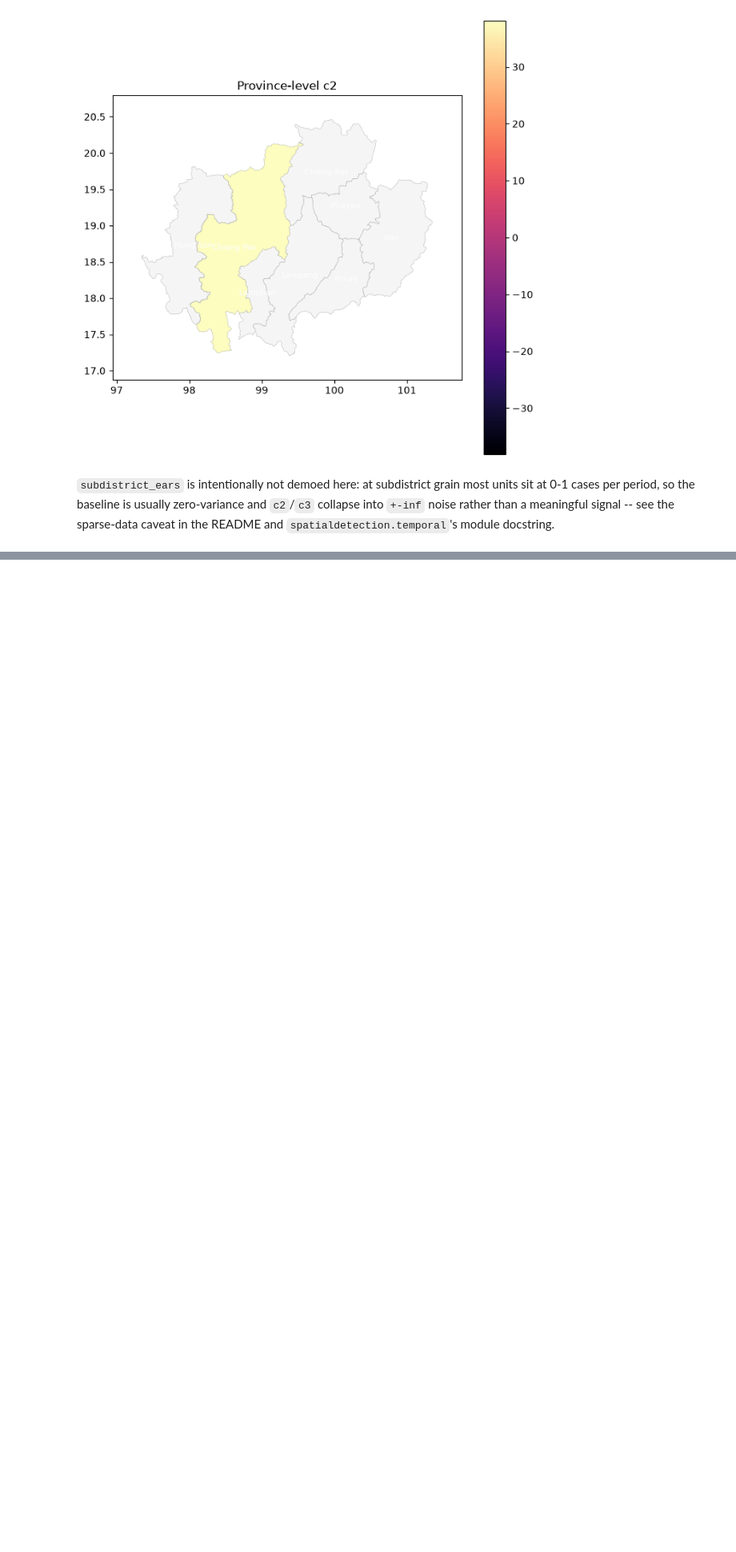
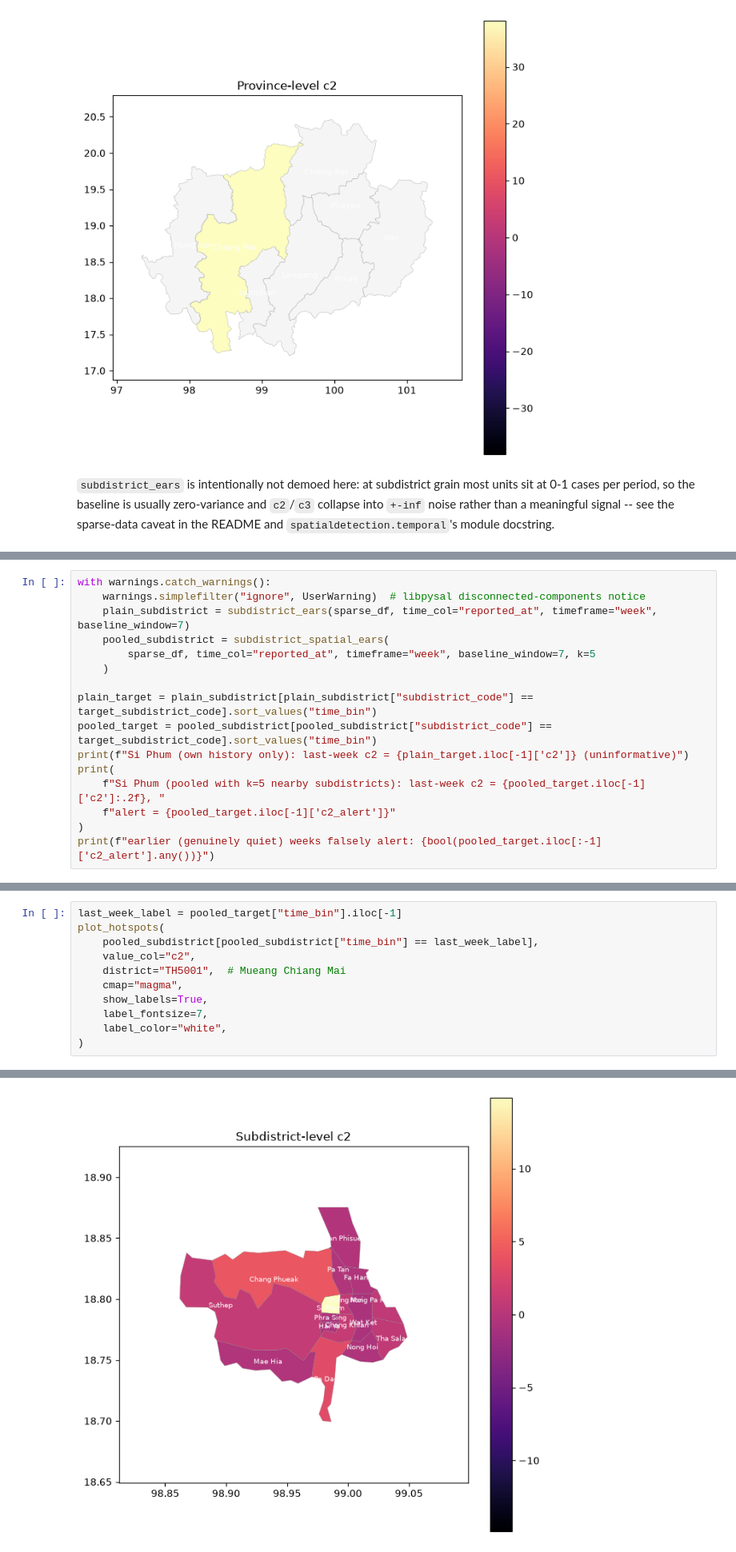
Before and after one commit to nongwarodom/spatialdetection, a Jupyter notebook: notebooks/quickstart.ipynb, the cells around one changed output, grey strips where cells are left out. Shown at 80% size. Drawn from its saved outputs; the diff is of its cells as text; blank space fills up the shorter version.

```diff
--- a/notebooks/quickstart.ipynb
+++ b/notebooks/quickstart.ipynb
@@ -1065,0 +1126,16 @@ plot_hotspots(
+# %%
+with warnings.catch_warnings():
+    warnings.simplefilter("ignore", UserWarning)  # libpysal disconnected-components notice
+    plain_subdistrict = subdistrict_ears(sparse_df, time_col="reported_at", timeframe="week", baseline_window=7)
+    pooled_subdistrict = subdistrict_spatial_ears(
+        sparse_df, time_col="reported_at", timeframe="week", baseline_window=7, k=5
+    )
+
+plain_target = plain_subdistrict[plain_subdistrict["subdistrict_code"] == target_subdistrict_code].sort_values("time_bin")
+pooled_target = pooled_subdistrict[pooled_subdistrict["subdistrict_code"] == target_subdistrict_code].sort_values("time_bin")
+print(f"Si Phum (own history only): last-week c2 = {plain_target.iloc[-1]['c2']} (uninformative)")
+print(
+    f"Si Phum (pooled with k=5 nearby subdistricts): last-week c2 = {pooled_target.iloc[-1]['c2']:.2f}, "
+    f"alert = {pooled_target.iloc[-1]['c2_alert']}"
+)
+print(f"earlier (genuinely quiet) weeks falsely alert: {bool(pooled_target.iloc[:-1]['c2_alert'].any())}")
@@ -1065,0 +1146,12 @@ plot_hotspots(
+# %%
+last_week_label = pooled_target["time_bin"].iloc[-1]
+plot_hotspots(
+    pooled_subdistrict[pooled_subdistrict["time_bin"] == last_week_label],
+    value_col="c2",
+    district="TH5001",  # Mueang Chiang Mai
+    cmap="magma",
+    show_labels=True,
+    label_fontsize=7,
+    label_color="white",
+)
+# %% [output]
@@ -1065,0 +1159 @@ plot_hotspots(
+[figure, added]
```
Also changed, not shown: parts of 20 cells of this notebook, 3 other files.
